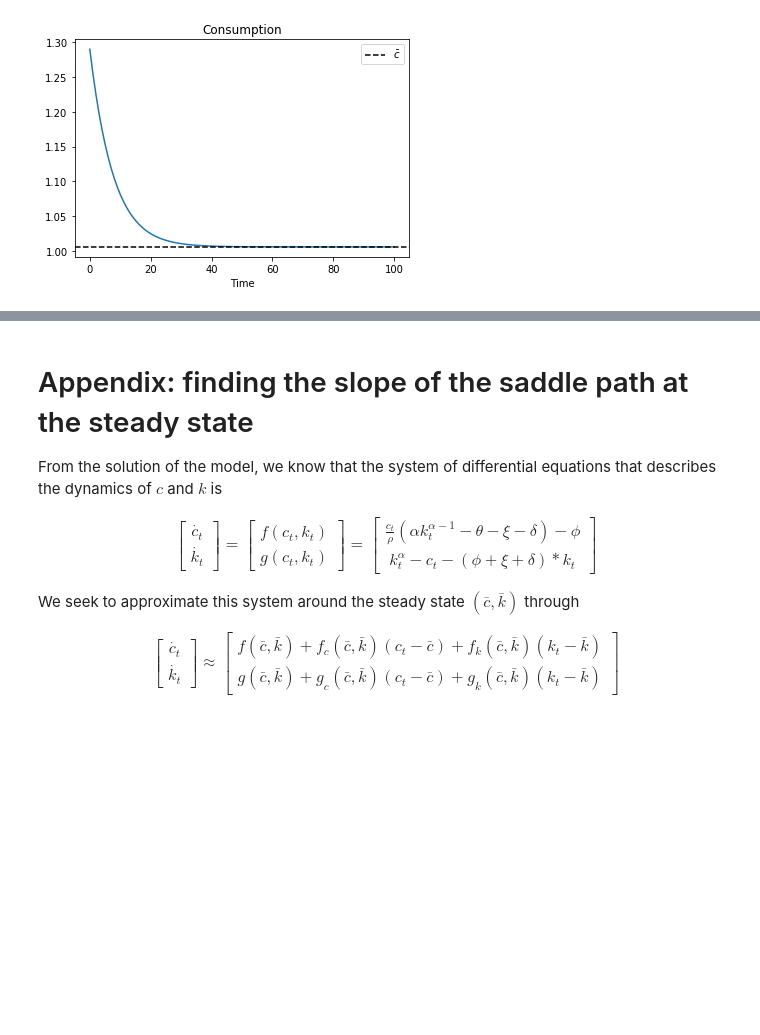
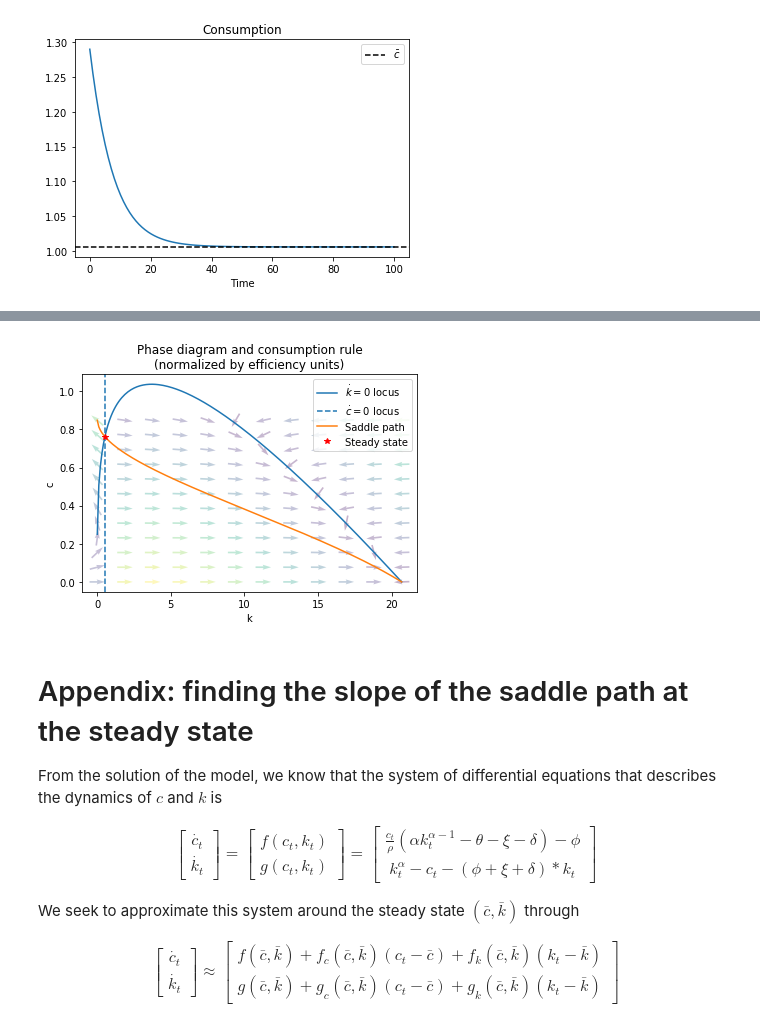
Before and after one commit to llorracc/Jupyter, a Jupyter notebook: notebooks/Ramsey.ipynb, the cells around one changed output, grey strips where cells are left out. Cells and saved outputs as stored; diff of their text form; code cells hidden in the pictures; blank space fills up the shorter version.

```diff
--- a/notebooks/Ramsey.ipynb
+++ b/notebooks/Ramsey.ipynb
@@ -286,3 +301,10 @@ plt.show()
+# %%
+# However, not using the approximation generates a downward-sloping
+# consumption rule.
+RCKmodExample2.solve(lin_approx = False)
+RCKmodExample2.phase_diagram(arrows= True, n_arrows = 12)
+# %% [output]
+[figure, added]
 # %% [markdown]
 # Appendix: finding the slope of the saddle path at the steady state
 
```
Also changed, not shown: parts of 5 cells of this notebook, 1 other file.
